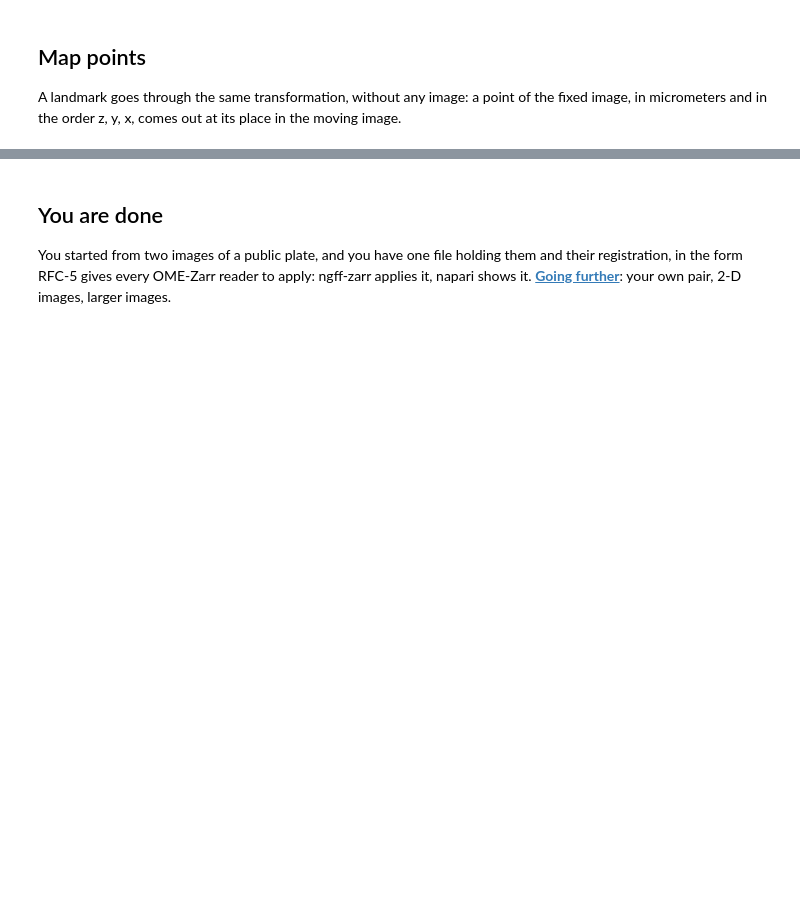
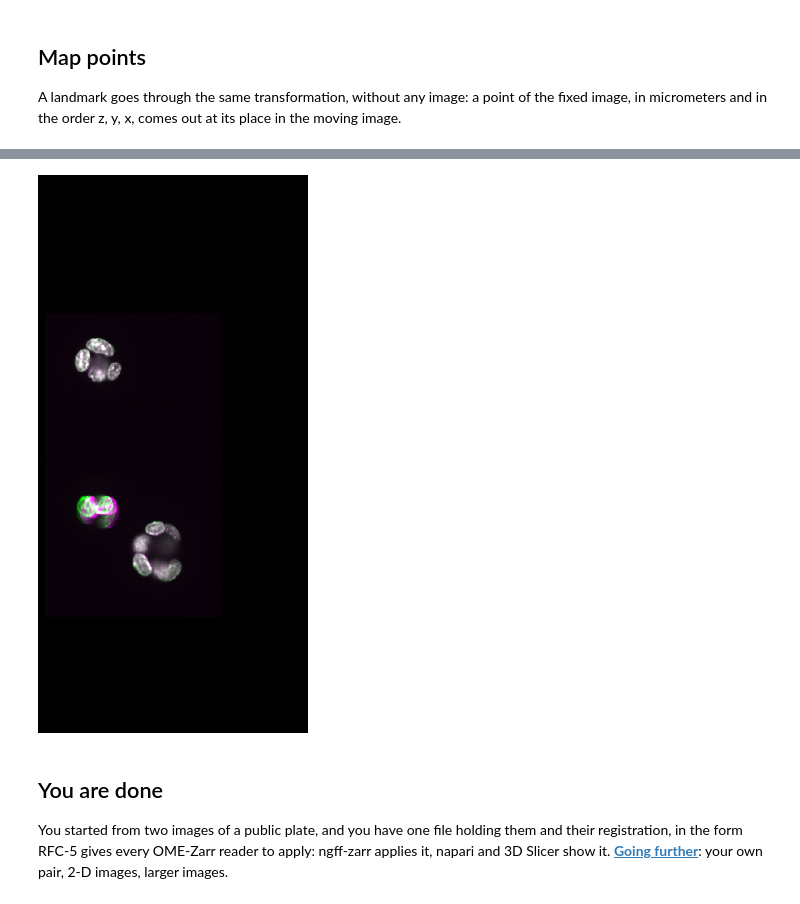
Before and after one commit to fideus-labs/ome-zarr-registration-tutorial, a Jupyter notebook: steps/4-apply.ipynb, the cells around one changed output, grey strips where cells are left out. Saved outputs shown, nothing was run; the diff lists cells and outputs as text; code cells hidden in the pictures; blank space fills up the shorter version.

```diff
--- a/steps/4-apply.ipynb
+++ b/steps/4-apply.ipynb
@@ -82,6 +71,15 @@ nbscreenshot(viewer, canvas_only=True)
+# %%
+from common import view
+from napari.utils import nbscreenshot
+
+viewer = view(fixed, moved)
+viewer.window.resize(560, 500); viewer.reset_view()
+nbscreenshot(viewer, canvas_only=True)
+# %% [output]
+[figure, added]
 # %% [markdown]
 ## You are done
 
 You started from two images of a public plate, and you have one file holding them and their registration, in the form
-RFC-5 gives every OME-Zarr reader to apply: ngff-zarr applies it, napari shows it. **[Going further](../going-further.md)**:
+RFC-5 gives every OME-Zarr reader to apply: ngff-zarr applies it, napari and 3D Slicer show it. **[Going further](../going-further.md)**:
 your own pair, 2-D images, larger images.
```
Also changed, not shown: parts of 4 cells of this notebook, 21 other files.
